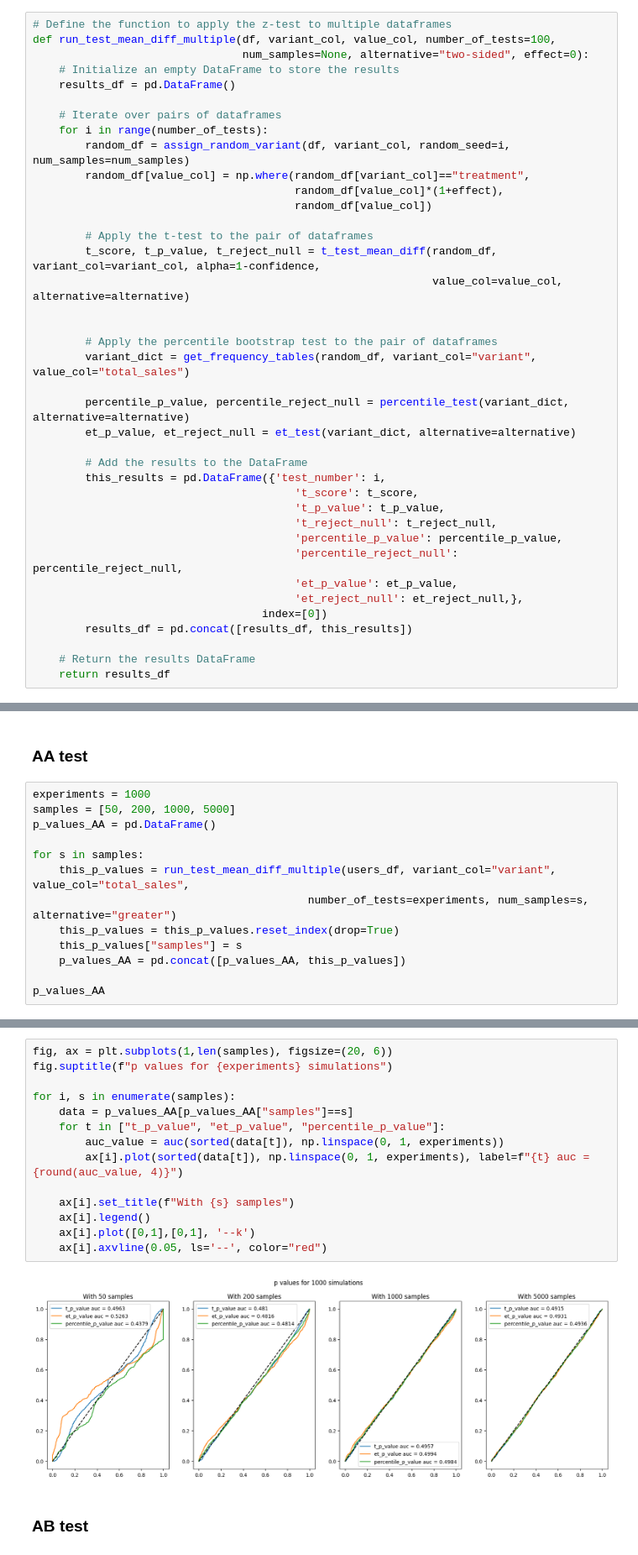
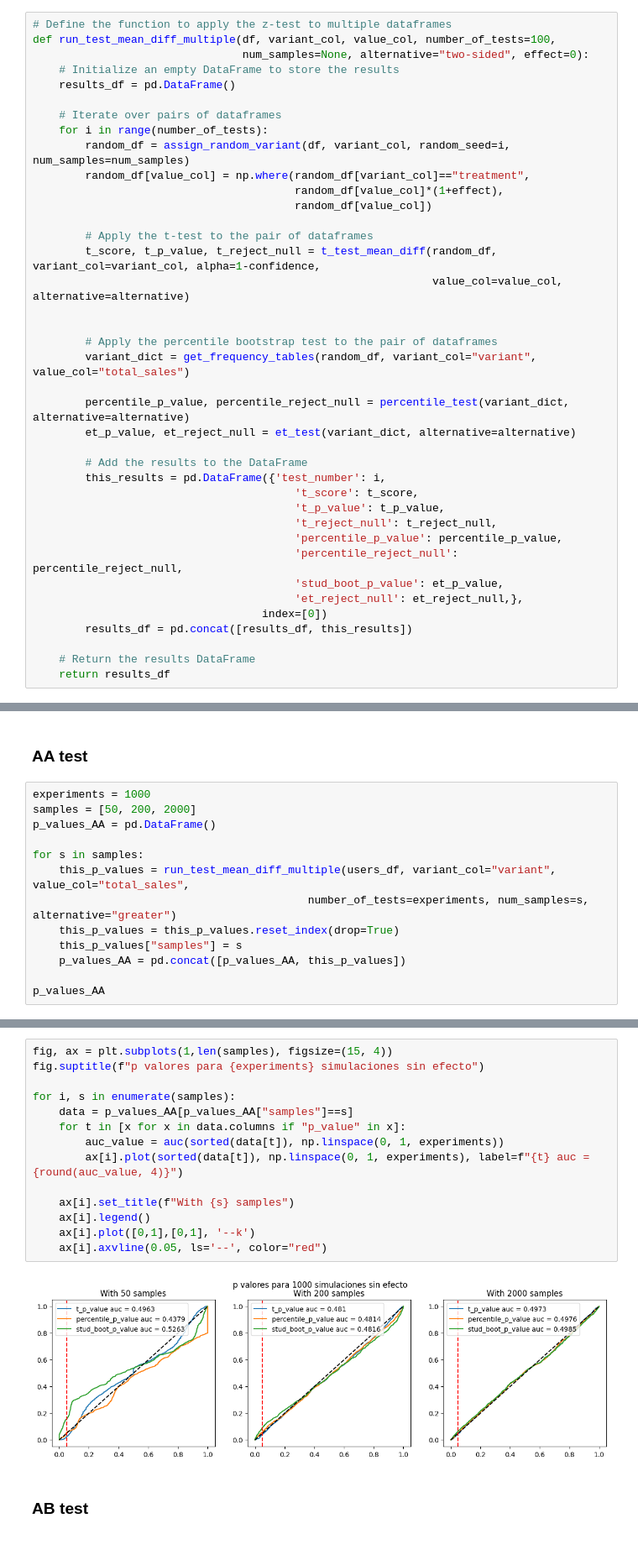
Before and after one commit to Bati-bot/Design-of-experiments-DOE, a Jupyter notebook: bootstrap.ipynb, the cells around one changed output, grey strips where cells are left out. Shown at 84% size. Drawn from its saved outputs; the diff is of its cells as text.

```diff
--- a/bootstrap.ipynb
+++ b/bootstrap.ipynb
@@ -231,7 +231,7 @@ def run_test_mean_diff_multiple(df, variant_col, value_col, number_of_tests=100,
                                         't_reject_null': t_reject_null,
                                         'percentile_p_value': percentile_p_value,
                                         'percentile_reject_null': percentile_reject_null,
-                                        'et_p_value': et_p_value,
+                                        'stud_boot_p_value': et_p_value,
                                         'et_reject_null': et_reject_null,},
                                    index=[0])
         results_df = pd.concat([results_df, this_results])
@@ -285,7 +285,7 @@ We're going to try to see how the p-values behave for the standard t-test and th
 ### AA test
 # %%
 experiments = 1000
-samples = [50, 200, 1000, 5000]
+samples = [50, 200, 2000]
 p_values_AA = pd.DataFrame()
 
 for s in samples:
@@ -313,19 +313,19 @@ p_values_AA
 # %%
-fig, ax = plt.subplots(1,len(samples), figsize=(20, 6))
-fig.suptitle(f"p values for {experiments} simulations")
+fig, ax = plt.subplots(1,len(samples), figsize=(15, 4))
+fig.suptitle(f"p valores para {experiments} simulaciones sin efecto")
 
 for i, s in enumerate(samples):
     data = p_values_AA[p_values_AA["samples"]==s]
-    for t in ["t_p_value", "et_p_value", "percentile_p_value"]:
+    for t in [x for x in data.columns if "p_value" in x]:
         auc_value = auc(sorted(data[t]), np.linspace(0, 1, experiments))
         ax[i].plot(sorted(data[t]), np.linspace(0, 1, experiments), label=f"{t} auc = {round(auc_value, 4)}")
 
     ax[i].set_title(f"With {s} samples")
     ax[i].legend()
     ax[i].plot([0,1],[0,1], '--k')
     ax[i].axvline(0.05, ls='--', color="red")
 # %% [output]
-[figure, old version]
+[figure, new version]
 # %% [markdown]
 ### AB test
 # %% [markdown]
```
Also changed, not shown: parts of 7 cells of this notebook, 3 other files.
